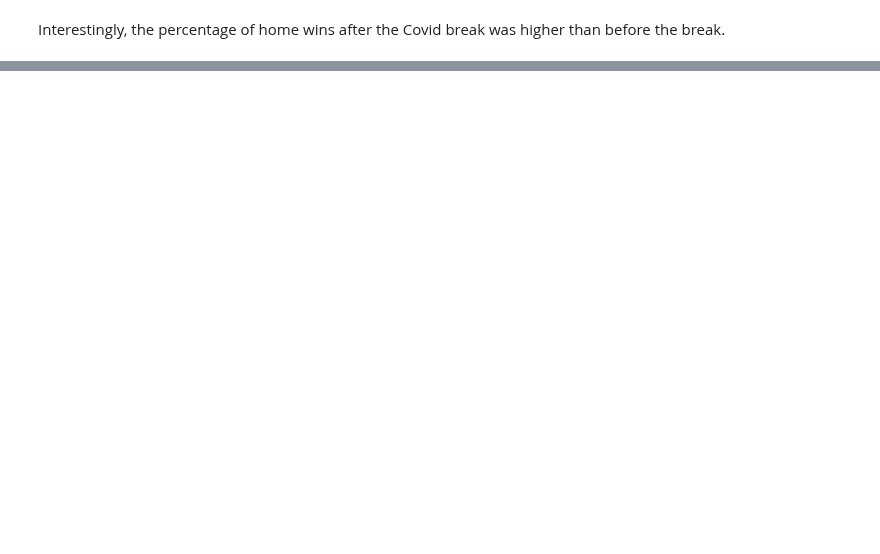
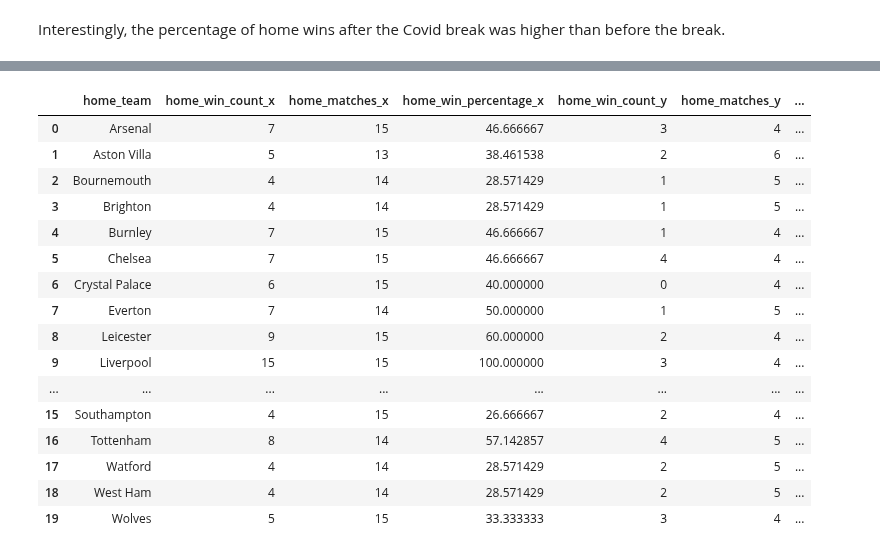
Before and after one commit to CharlesPeterMcCarthy/english-premier-league-2019-2020-statistical-analysis, a Jupyter notebook: epl-2019-2020.ipynb, the cells around one changed output, grey strips where cells are left out. Drawn from its saved outputs; the diff is of its cells as text; code cells hidden in the pictures; blank space fills up the shorter version.

Commit message:
Pre & Post Covid Win Percentages

```diff
--- a/epl-2019-2020.ipynb
+++ b/epl-2019-2020.ipynb
@@ -1446,0 +1598,4 @@ post_covid_away_win_percentage
+# %%
+post_covid_home_win_counts = post_covid_home_win_counts.append([{'home_team': x, 'home_win_count': 0} for x in non_win_missing_teams], ignore_index=True).sort_values('home_team', ascending=True).reset_index(drop=True)
+
+post_covid_home_win_counts
@@ -1446,0 +1620,3 @@ post_covid_away_win_percentage
+# %%
+pre_covid_home_match_counts = pre_covid_matches.groupby(['home_team']).size().reset_index(name='match_count').sort_values('home_team', ascending=True)
+post_covid_home_match_counts = post_covid_matches.groupby(['home_team']).size().reset_index(name='match_count').sort_values('home_team', ascending=True)
@@ -1446,0 +1663,10 @@ post_covid_away_win_percentage
+# %%
+pre_covid_home_win_percentages = (100 / pre_covid_home_match_counts.match_count) * pre_covid_home_win_counts.home_win_count
+
+pre_covid_home_win_counts['home_matches'] = pre_covid_home_match_counts.match_count
+pre_covid_home_win_counts['home_win_percentage'] = pre_covid_home_win_percentages
+# %%
+post_covid_home_win_percentages = (100 / post_covid_home_match_counts.match_count) * post_covid_home_win_counts.home_win_count
+
+post_covid_home_win_counts['home_matches'] = post_covid_home_match_counts.match_count
+post_covid_home_win_counts['home_win_percentage'] = post_covid_home_win_percentages
@@ -1446,0 +1713,20 @@ post_covid_away_win_percentage
+# %%
+pre_covid_home_win_counts.merge(post_covid_home_win_counts, how='left', on='home_team')
+# %% [output]
+|  | home_team | home_win_count_x | home_matches_x | home_win_percentage_x | home_win_count_y | home_matches_y | ... |
+| 0 | Arsenal | 7 | 15 | 46.666667 | 3 | 4 | ... |
+| 1 | Aston Villa | 5 | 13 | 38.461538 | 2 | 6 | ... |
+| 2 | Bournemouth | 4 | 14 | 28.571429 | 1 | 5 | ... |
+| 3 | Brighton | 4 | 14 | 28.571429 | 1 | 5 | ... |
+| 4 | Burnley | 7 | 15 | 46.666667 | 1 | 4 | ... |
+| 5 | Chelsea | 7 | 15 | 46.666667 | 4 | 4 | ... |
+| 6 | Crystal Palace | 6 | 15 | 40.000000 | 0 | 4 | ... |
+| 7 | Everton | 7 | 14 | 50.000000 | 1 | 5 | ... |
+| 8 | Leicester | 9 | 15 | 60.000000 | 2 | 4 | ... |
+| 9 | Liverpool | 15 | 15 | 100.000000 | 3 | 4 | ... |
+| ... | ... | ... | ... | ... | ... | ... | ... |
+| 15 | Southampton | 4 | 15 | 26.666667 | 2 | 4 | ... |
+| 16 | Tottenham | 8 | 14 | 57.142857 | 4 | 5 | ... |
+| 17 | Watford | 4 | 14 | 28.571429 | 2 | 5 | ... |
+| 18 | West Ham | 4 | 14 | 28.571429 | 2 | 5 | ... |
+| 19 | Wolves | 5 | 15 | 33.333333 | 3 | 4 | ... |
```
Also changed, not shown: parts of 36 cells of this notebook.
